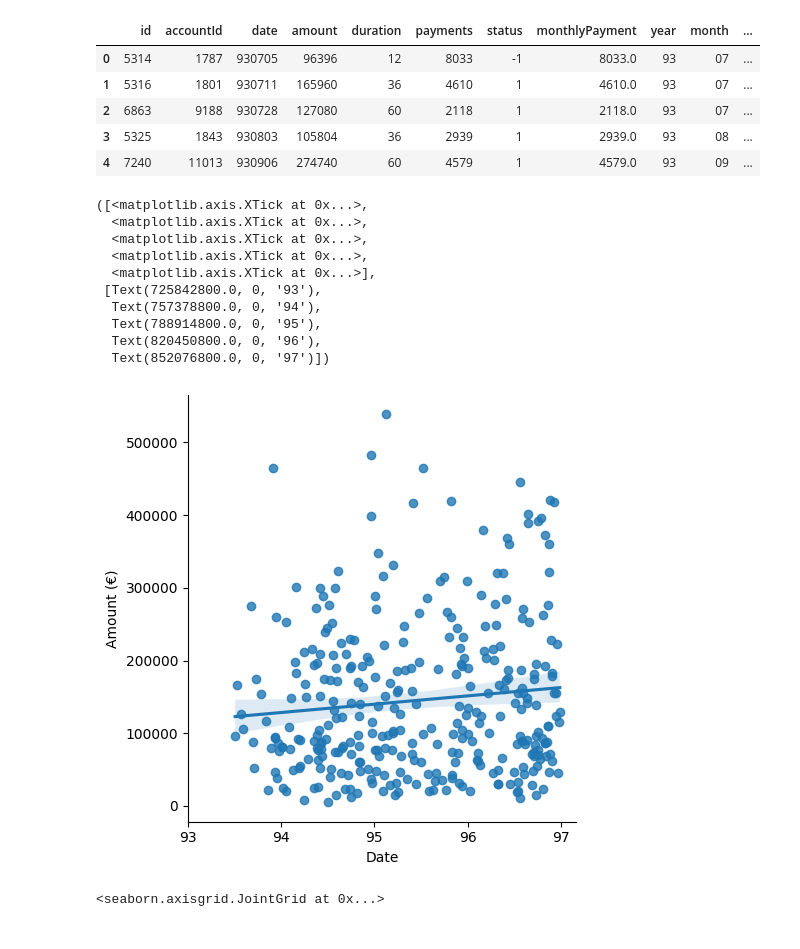
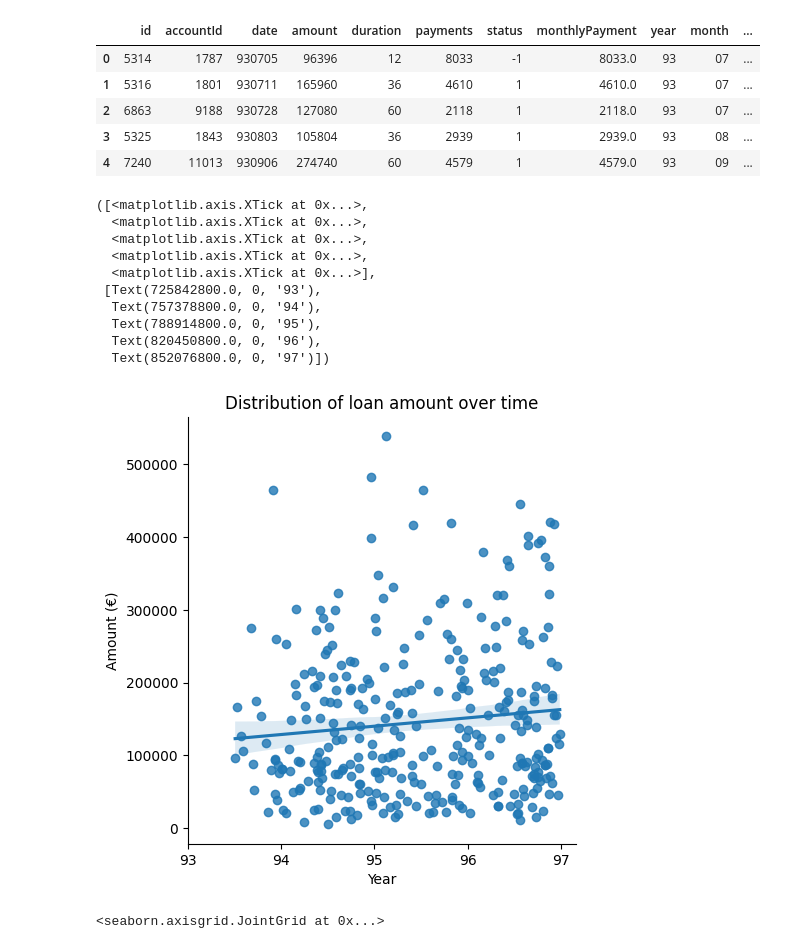
Before and after one commit to adr1an0s0ar3s/feup-ac-22-23, a Jupyter notebook: notebooks/loan.ipynb, the cells around one changed output. Cells and saved outputs as stored; diff of their text form; code cells hidden in the pictures.

```diff
--- a/notebooks/loan.ipynb
+++ b/notebooks/loan.ipynb
@@ -143,22 +143,23 @@ df.head()
 # %%
 sns.lmplot(data=df, x='timestamp', y='amount')
 plt.ylabel('Amount (€)')
-plt.xlabel('Date')
+plt.xlabel('Year')
+plt.title('Distribution of loan amount over time')
 
 years = [datetime.datetime(1993+i, 1, 1, 0, 0).timestamp() for i in range(0,5)]
 plt.xticks(ticks=years,labels=[93, 94, 95, 96, 97])
 # %% [output]
 ([<matplotlib.axis.XTick at 0x...>,
   <matplotlib.axis.XTick at 0x...>,
   <matplotlib.axis.XTick at 0x...>,
   <matplotlib.axis.XTick at 0x...>,
   <matplotlib.axis.XTick at 0x...>],
  [Text(725842800.0, 0, '93'),
   Text(757378800.0, 0, '94'),
   Text(788914800.0, 0, '95'),
   Text(820450800.0, 0, '96'),
   Text(852076800.0, 0, '97')])
-[figure, old version]
+[figure, new version]
 # %%
 sns.jointplot(data=df, x="timestamp", y="amount", hue="status", cmap=sns.color_palette("Set2"))
 # %% [output]
```
Also changed, not shown: parts of 2 cells of this notebook, 4 other files.
